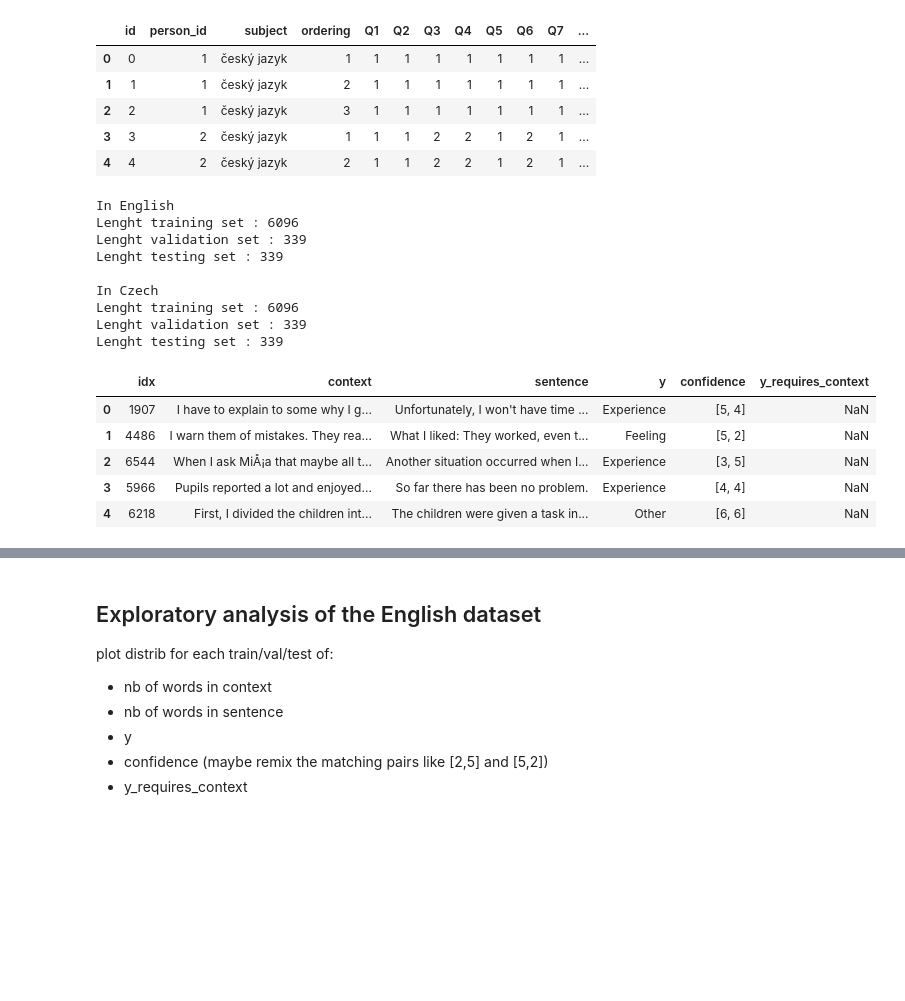
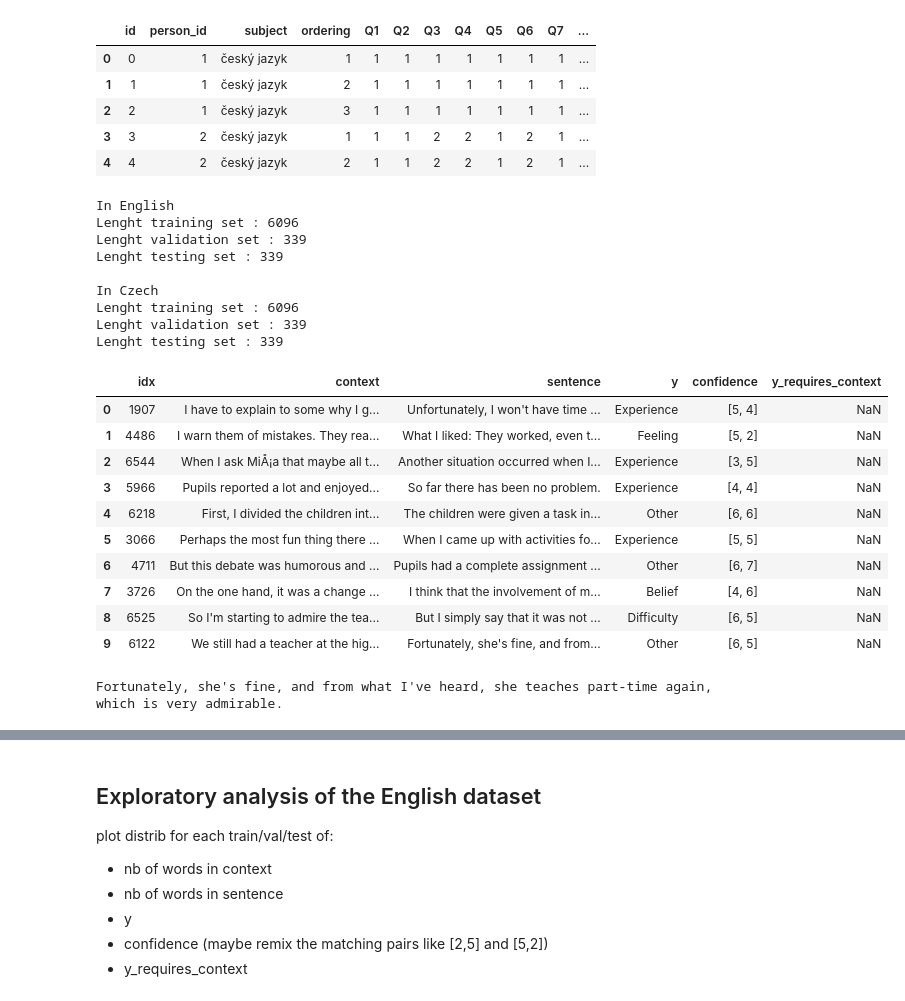
Before and after one commit to Maximelel/ML4ED_SSL_approaches, a Jupyter notebook: reflection-classification_notebook.ipynb, the cells around one changed output, grey strips where cells are left out. Drawn from its saved outputs; the diff is of its cells as text; code cells hidden in the pictures; blank space fills up the shorter version.

```diff
--- a/reflection-classification_notebook.ipynb
+++ b/reflection-classification_notebook.ipynb
@@ -29,31 +29,40 @@ diaries.head()
 sentences_en_tr = pd.read_csv('./../reflection-classification/data/sentences/en/train/sentences.tsv',sep='\t')
 sentences_en_val = pd.read_csv('./../reflection-classification/data/sentences/en/val/sentences.tsv',sep='\t')
 sentences_en_te = pd.read_csv('./../reflection-classification/data/sentences/en/test/sentences.tsv',sep='\t')
 print(f'In English\nLenght training set : {len(sentences_en_tr)}')
 print(f'Lenght validation set : {len(sentences_en_val)}')
 print(f'Lenght testing set : {len(sentences_en_te)}')
 
 # in Czech
 sentences_cs_tr = pd.read_csv('./../reflection-classification/data/sentences/cs/train/sentences.tsv',sep='\t')
 sentences_cs_val = pd.read_csv('./../reflection-classification/data/sentences/cs/val/sentences.tsv',sep='\t')
 sentences_cs_te = pd.read_csv('./../reflection-classification/data/sentences/cs/test/sentences.tsv',sep='\t')
 print(f'\nIn Czech\nLenght training set : {len(sentences_cs_tr)}')
 print(f'Lenght validation set : {len(sentences_cs_val)}')
 print(f'Lenght testing set : {len(sentences_cs_te)}')
-sentences_en_tr.head()
+sentences_en_tr.head(10)
 # %% [output]
 In English
 Lenght training set : 6096
 Lenght validation set : 339
 Lenght testing set : 339
 
 In Czech
 Lenght training set : 6096
 Lenght validation set : 339
 Lenght testing set : 339
 |  | idx | context | sentence | y | confidence | y_requires_context |
 | 0 | 1907 | I have to explain to some why I g... | Unfortunately, I won't have time ... | Experience | [5, 4] | NaN |
 | 1 | 4486 | I warn them of mistakes. They rea... | What I liked: They worked, even t... | Feeling | [5, 2] | NaN |
 | 2 | 6544 | When I ask MiÅ¡a that maybe all t... | Another situation occurred when I... | Experience | [3, 5] | NaN |
 | 3 | 5966 | Pupils reported a lot and enjoyed... | So far there has been no problem. | Experience | [4, 4] | NaN |
 | 4 | 6218 | First, I divided the children int... | The children were given a task in... | Other | [6, 6] | NaN |
+| 5 | 3066 | Perhaps the most fun thing there ... | When I came up with activities fo... | Experience | [5, 5] | NaN |
+| 6 | 4711 | But this debate was humorous and ... | Pupils had a complete assignment ... | Other | [6, 7] | NaN |
+| 7 | 3726 | On the one hand, it was a change ... | I think that the involvement of m... | Belief | [4, 6] | NaN |
+| 8 | 6525 | So I'm starting to admire the tea... | But I simply say that it was not ... | Difficulty | [6, 5] | NaN |
+| 9 | 6122 | We still had a teacher at the hig... | Fortunately, she's fine, and from... | Other | [6, 5] | NaN |
+# %%
+print(sentences_en_tr['sentence'][9])
+# %% [output]
+Fortunately, she's fine, and from what I've heard, she teaches part-time again, which is very admirable.
```
Also changed, not shown: parts of 1 cell of this notebook, 1 other file.
